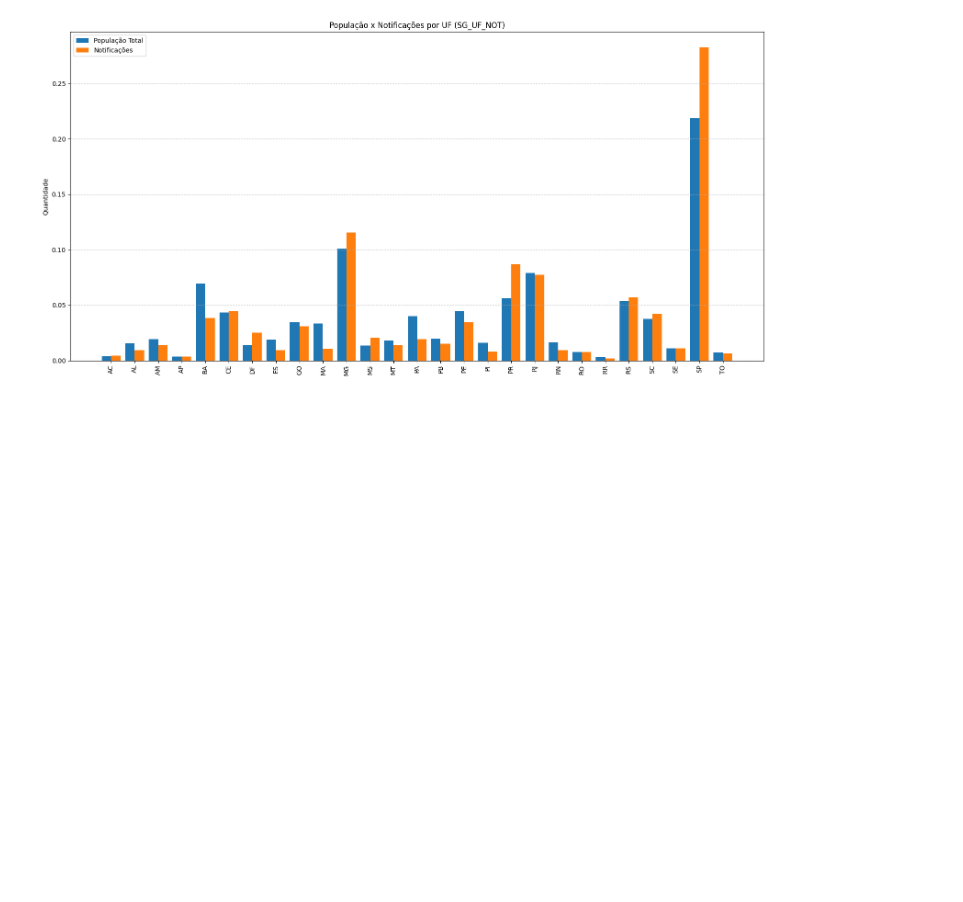
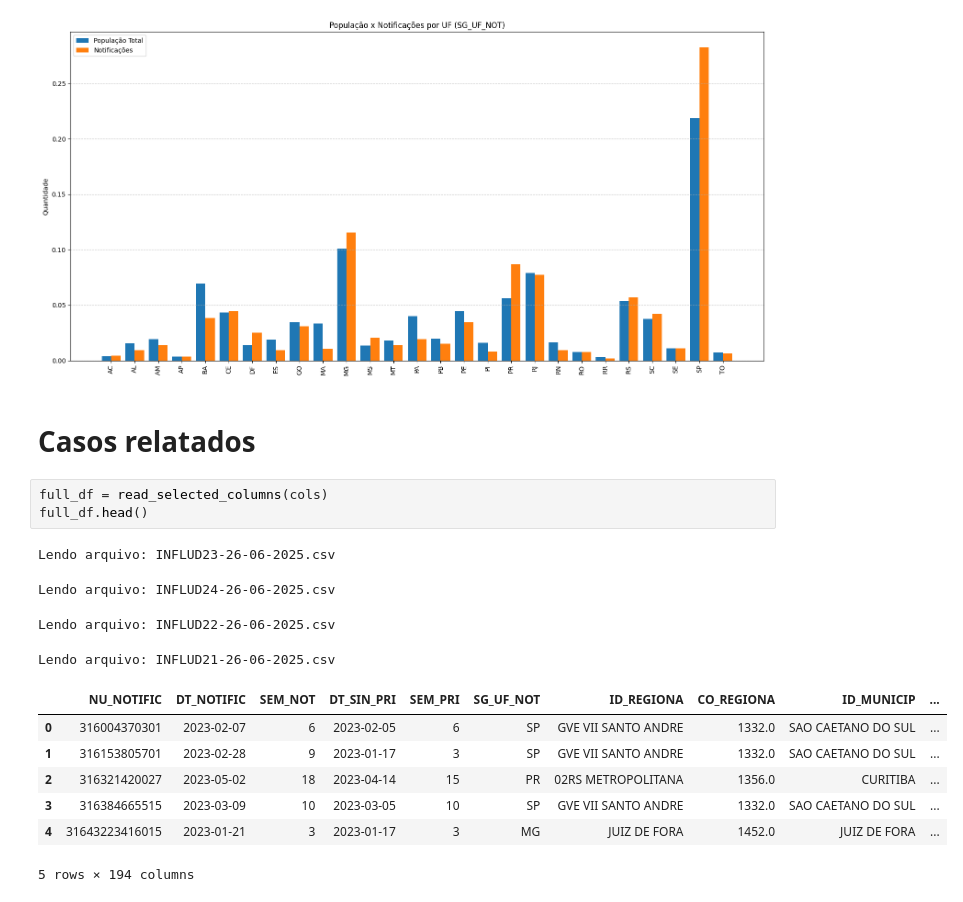
Before and after one commit to hOtoch/2025-1-P1-Analise-e-previsao-SRAG, a Jupyter notebook: analise_srag.ipynb, the cells around one changed output. Cells and saved outputs as stored; diff of their text form; blank space fills up the shorter version.

```diff
--- a/analise_srag.ipynb
+++ b/analise_srag.ipynb
@@ -363,3 +365,20 @@ plt.tight_layout()
 plt.show()
 # %% [output]
 [figure]
+# %% [markdown]
+# Casos relatados
+# %%
+full_df = read_selected_columns(cols)
+full_df.head()
+# %% [output]
+Lendo arquivo: INFLUD23-26-06-2025.csv
+Lendo arquivo: INFLUD24-26-06-2025.csv
+Lendo arquivo: INFLUD22-26-06-2025.csv
+Lendo arquivo: INFLUD21-26-06-2025.csv
+|  | NU_NOTIFIC | DT_NOTIFIC | SEM_NOT | DT_SIN_PRI | SEM_PRI | SG_UF_NOT | ID_REGIONA | CO_REGIONA | ID_MUNICIP | ... |
+| 0 | 316004370301 | 2023-02-07 | 6 | 2023-02-05 | 6 | SP | GVE VII SANTO ANDRE | 1332.0 | SAO CAETANO DO SUL | ... |
+| 1 | 316153805701 | 2023-02-28 | 9 | 2023-01-17 | 3 | SP | GVE VII SANTO ANDRE | 1332.0 | SAO CAETANO DO SUL | ... |
+| 2 | 316321420027 | 2023-05-02 | 18 | 2023-04-14 | 15 | PR | 02RS METROPOLITANA | 1356.0 | CURITIBA | ... |
+| 3 | 316384665515 | 2023-03-09 | 10 | 2023-03-05 | 10 | SP | GVE VII SANTO ANDRE | 1332.0 | SAO CAETANO DO SUL | ... |
+| 4 | 31643223416015 | 2023-01-21 | 3 | 2023-01-17 | 3 | MG | JUIZ DE FORA | 1452.0 | JUIZ DE FORA | ... |
+5 rows × 194 columns
```
Also changed, not shown: parts of 13 cells of this notebook.
